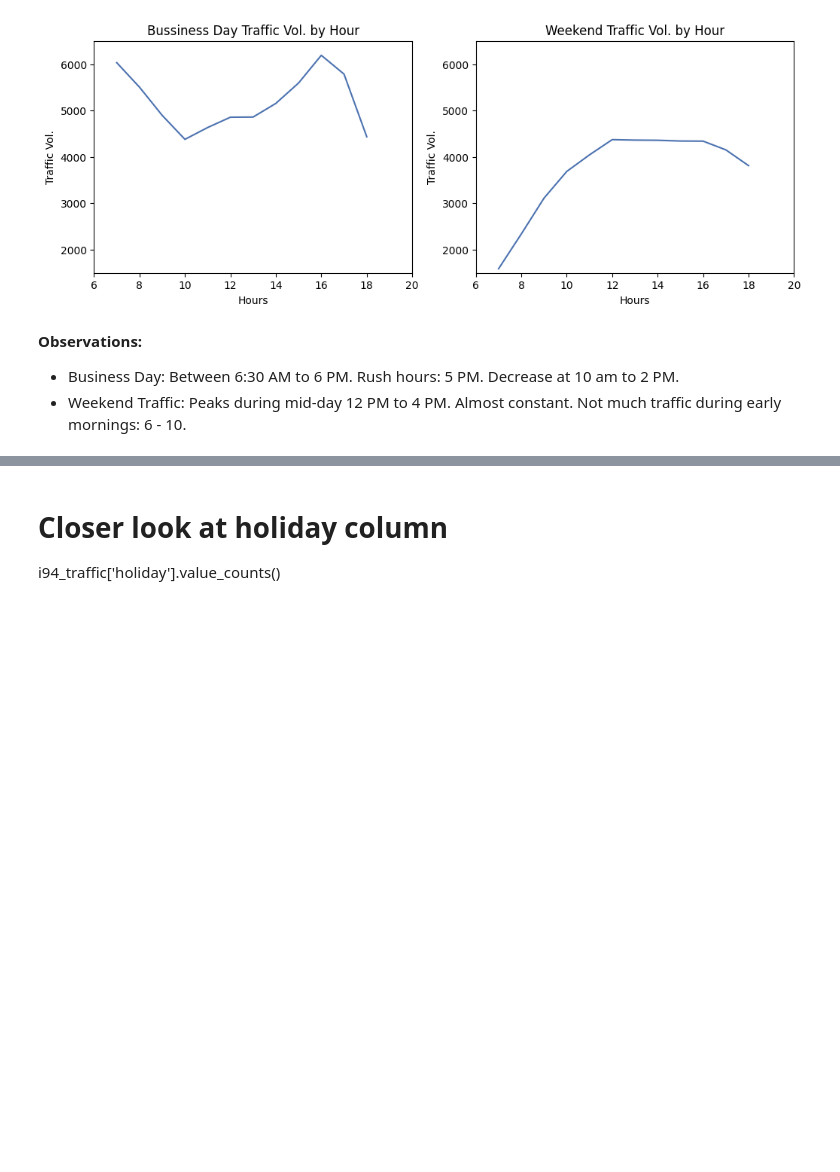
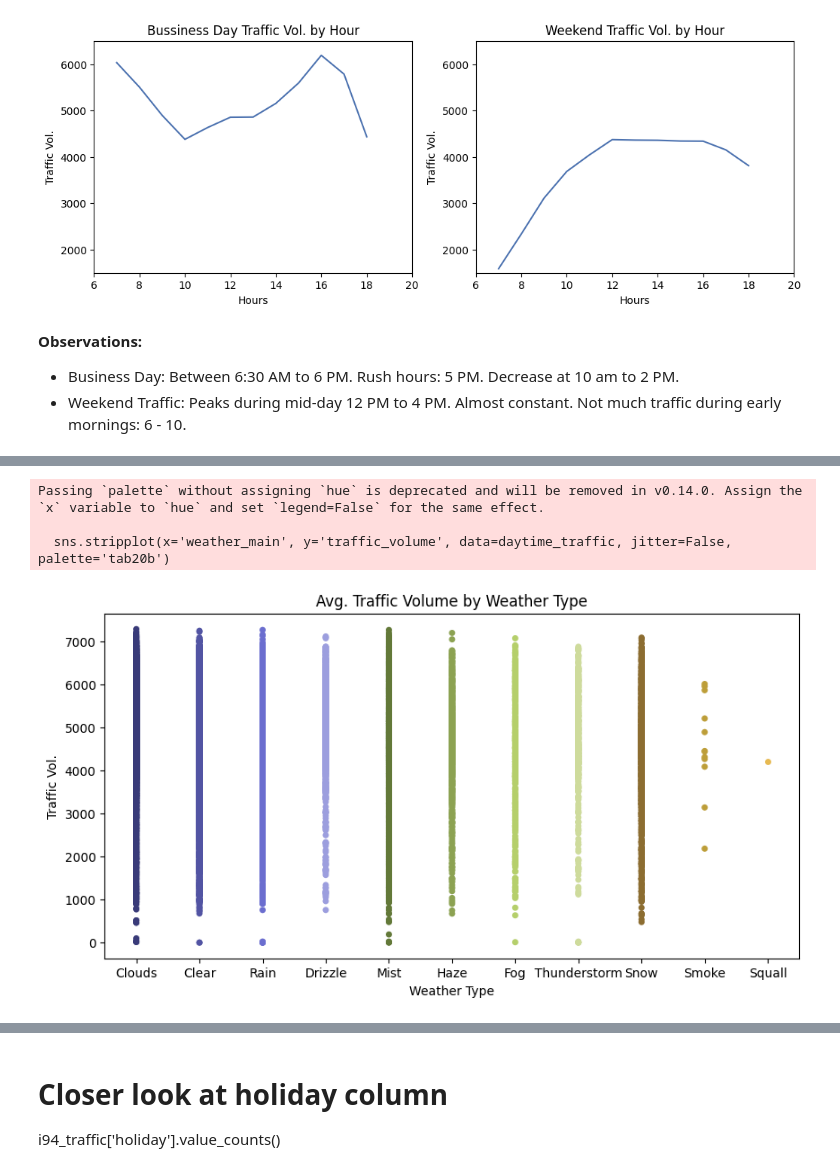
Before and after one commit to shree131/Heavy-Traffic-Indicators-Analysis, a Jupyter notebook: I94_heavy_traffic_indicators_analysis.ipynb, the cells around one changed output, grey strips where cells are left out. Saved outputs shown, nothing was run; the diff lists cells and outputs as text; code cells hidden in the pictures; blank space fills up the shorter version.

```diff
--- a/I94_heavy_traffic_indicators_analysis.ipynb
+++ b/I94_heavy_traffic_indicators_analysis.ipynb
@@ -574,0 +614,13 @@ plt.ylim(1500,6500)
+# %%
+# Plot a stripplot between traffic_volume and weather_main
+plt.figure(figsize=(10, 5))
+sns.stripplot(x='weather_main', y='traffic_volume', data=daytime_traffic, jitter=False, palette='tab20b')
+plt.xlabel('Weather Type')
+plt.ylabel('Traffic Vol.')
+plt.title('Avg. Traffic Volume by Weather Type')
+plt.show()
+# %% [output]
+Passing `palette` without assigning `hue` is deprecated and will be removed in v0.14.0. Assign the `x` variable to `hue` and set `legend=False` for the same effect.
+
+  sns.stripplot(x='weather_main', y='traffic_volume', data=daytime_traffic, jitter=False, palette='tab20b')
+[figure, added]
```
Also changed, not shown: parts of 12 cells of this notebook.
